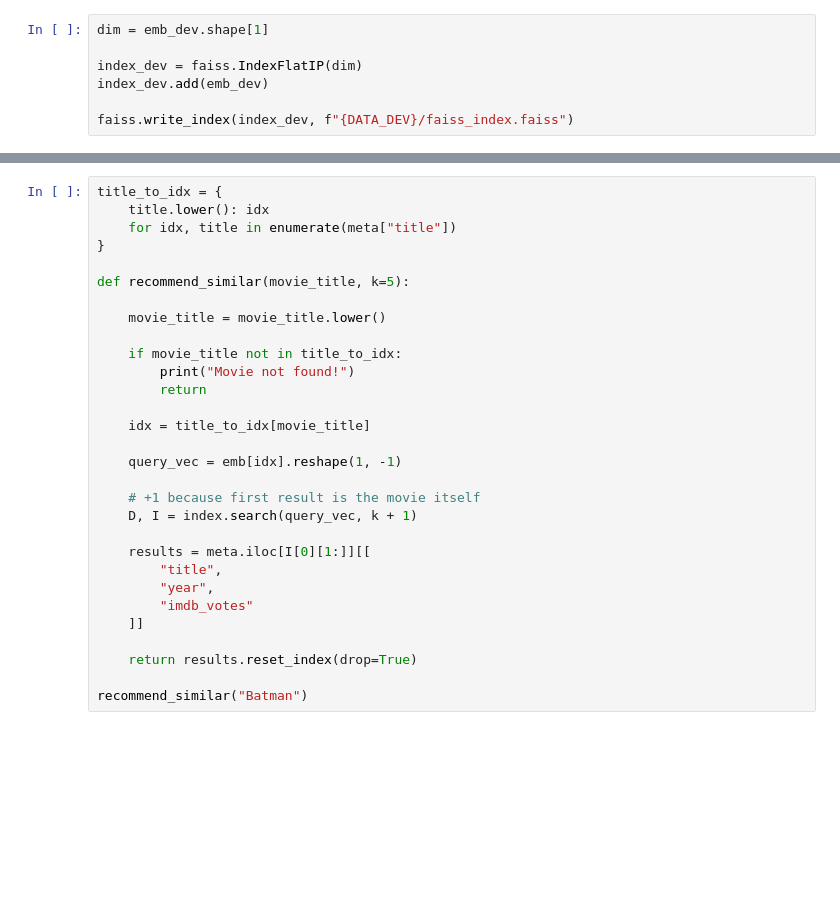
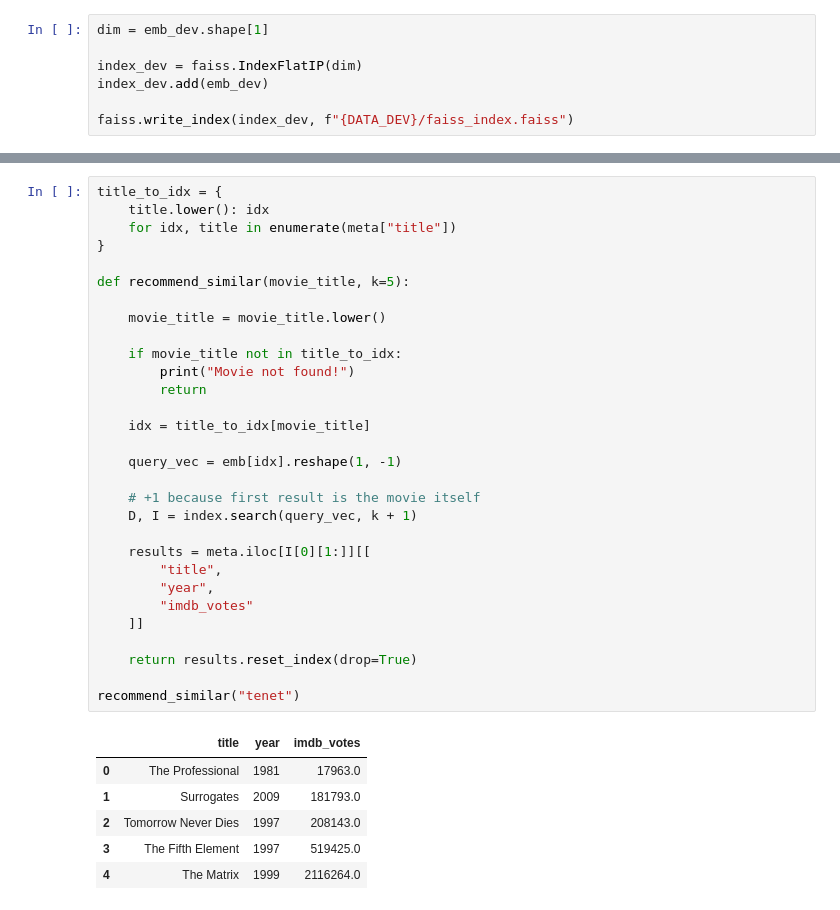
Before and after one commit to abhijitdalal26/movie-vector-galaxy, a Jupyter notebook: Subset-Data-creation.ipynb, the cells around one changed output, grey strips where cells are left out. Drawn from its saved outputs; the diff is of its cells as text; blank space fills up the shorter version.

```diff
--- a/Subset-Data-creation.ipynb
+++ b/Subset-Data-creation.ipynb
@@ -132,30 +202,37 @@ print("Loaded:", len(meta))
 # %%
 title_to_idx = {
     title.lower(): idx
     for idx, title in enumerate(meta["title"])
 }
 
 def recommend_similar(movie_title, k=5):
 
     movie_title = movie_title.lower()
 
     if movie_title not in title_to_idx:
         print("Movie not found!")
         return
 
     idx = title_to_idx[movie_title]
 
     query_vec = emb[idx].reshape(1, -1)
 
     # +1 because first result is the movie itself
     D, I = index.search(query_vec, k + 1)
 
     results = meta.iloc[I[0][1:]][[
         "title",
         "year",
         "imdb_votes"
     ]]
 
     return results.reset_index(drop=True)
 
-recommend_similar("Batman")
+recommend_similar("tenet")
+# %% [output]
+|  | title | year | imdb_votes |
+| 0 | The Professional | 1981 | 17963.0 |
+| 1 | Surrogates | 2009 | 181793.0 |
+| 2 | Tomorrow Never Dies | 1997 | 208143.0 |
+| 3 | The Fifth Element | 1997 | 519425.0 |
+| 4 | The Matrix | 1999 | 2116264.0 |
```
Also changed, not shown: parts of 11 cells of this notebook.
